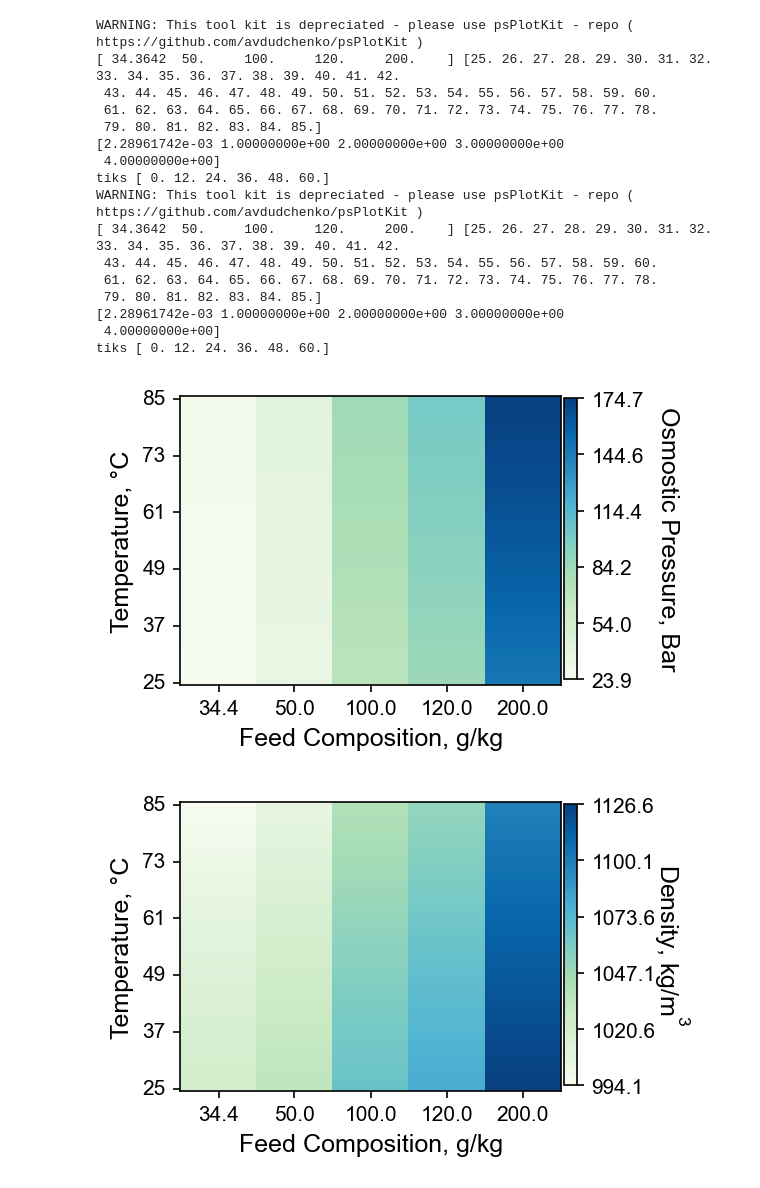
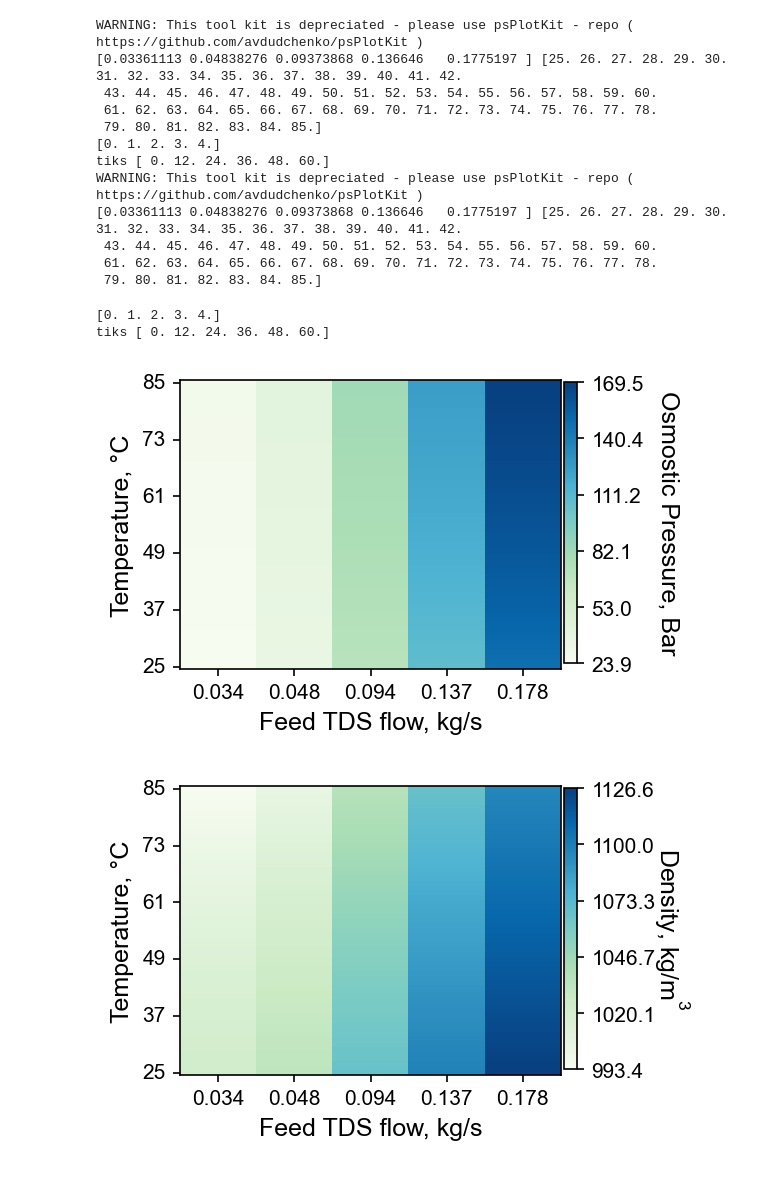
Before and after one commit to savannahsakhai/watertap, a Jupyter notebook: watertap/flowsheets/property_analysis/property_colormaps.ipynb, the cells around one changed output. Drawn from its saved outputs; the diff is of its cells as text; code cells hidden in the pictures.

Commit message:
update feed parameter sweep and plots

```diff
--- a/watertap/flowsheets/property_analysis/property_colormaps.ipynb
+++ b/watertap/flowsheets/property_analysis/property_colormaps.ipynb
@@ -36,11 +28,11 @@ for i in results_col:
     error_nacl[i] = pd.DataFrame(abs(data_property_reatoro[i] - data_property_nacl[i]) / data_property_reatoro[i]) * 100
     error_simple[i] = pd.DataFrame(abs(data_property_reatoro[i] - data_property_simple[i]) / data_property_reatoro[i]) * 100
 # %%
-xticks = ([3.436420e+04/1e3, 5.00e+04/1e3, 1.0e+05/1e3, 1.2e+05/1e3, 2.0e+05/1e3])
+xticks = ([3.361113e-02,4.838276e-02,9.373868e-02,1.366460e-01,1.775197e-01])
 yticks = np.linspace(
     min(data_property_nacl["Temperature"])- 273.15, max(data_property_nacl["Temperature"])- 273.15, 6
 )
-xticks = np.around(xticks, decimals=1)
+xticks = xticks
 yticks = np.around(yticks, decimals=0)
 # %%
 
@@ -52,7 +44,7 @@ figure = fig_generator.figureGenerator()
 figure.init_figure(width=3.5, height=2.5)
 figure.colorMaps["color_map"] = cm.get_cmap("GnBu")
 figure.plot_map(
-    xdata=data_property_reatoro["# Feed TDS"] /1000,
+    xdata=data_property_reatoro["# Feed TDS"],
     ydata=data_property_reatoro["Temperature"] - 273.15,
     zdata=data_property_reatoro["Osmotic Pressure"]/1e5,
     text=False,
@@ -64,9 +56,9 @@ figure.add_colorbar(zticks=zticks, zlabel="Osmostic Pressure, Bar")
 figure.set_axis_ticklabels(
     xticklabels=xticks,
     yticklabels=yticks,
-    xformat=1,
+    xformat=3,
     yformat=0,
-    xlabel="Feed Composition, g/kg",
+    xlabel="Feed TDS flow, kg/s",
     ylabel="Temperature, °C",
 )
 figure.save_fig(name="plot_reaktoro_osm_p")
@@ -77,45 +69,43 @@ vmax = np.max(data_property_reatoro["Density"])
 zticks = np.linspace(vmin, vmax, 6)
 figure = fig_generator.figureGenerator()
 figure.init_figure(width=3.5, height=2.5)
 figure.colorMaps["color_map"] = cm.get_cmap("GnBu")
 figure.plot_map(
-    xdata=data_property_reatoro["# Feed TDS"] /1000,
+    xdata=data_property_reatoro["# Feed TDS"],
     ydata=data_property_reatoro["Temperature"] - 273.15,
     zdata=data_property_reatoro["Density"],
     text=False,
     build_map=True,
     vmin=vmin,
     vmax=vmax,
 )
 figure.add_colorbar(zticks=zticks, zlabel="Density, kg/m$^{3}$")
 figure.set_axis_ticklabels(
     xticklabels=xticks,
     yticklabels=yticks,
-    xformat=1,
+    xformat=3,
     yformat=0,
-    xlabel="Feed Composition, g/kg",
+    xlabel="Feed TDS flow, kg/s",
     ylabel="Temperature, °C",
 )
 figure.save_fig(name="plot_reaktoro_dens")
 # %% [output]
 WARNING: This tool kit is depreciated - please use psPlotKit - repo ( https://github.com/avdudchenko/psPlotKit )
-[ 34.3642  50.     100.     120.     200.    ] [25. 26. 27. 28. 29. 30. 31. 32. 33. 34. 35. 36. 37. 38. 39. 40. 41. 42.
+[0.03361113 0.04838276 0.09373868 0.136646   0.1775197 ] [25. 26. 27. 28. 29. 30. 31. 32. 33. 34. 35. 36. 37. 38. 39. 40. 41. 42.
  43. 44. 45. 46. 47. 48. 49. 50. 51. 52. 53. 54. 55. 56. 57. 58. 59. 60.
  61. 62. 63. 64. 65. 66. 67. 68. 69. 70. 71. 72. 73. 74. 75. 76. 77. 78.
  79. 80. 81. 82. 83. 84. 85.]
-[2.28961742e-03 1.00000000e+00 2.00000000e+00 3.00000000e+00
- 4.00000000e+00]
+[0. 1. 2. 3. 4.]
 tiks [ 0. 12. 24. 36. 48. 60.]
 WARNING: This tool kit is depreciated - please use psPlotKit - repo ( https://github.com/avdudchenko/psPlotKit )
-[ 34.3642  50.     100.     120.     200.    ] [25. 26. 27. 28. 29. 30. 31. 32. 33. 34. 35. 36. 37. 38. 39. 40. 41. 42.
+[0.03361113 0.04838276 0.09373868 0.136646   0.1775197 ] [25. 26. 27. 28. 29. 30. 31. 32. 33. 34. 35. 36. 37. 38. 39. 40. 41. 42.
  43. 44. 45. 46. 47. 48. 49. 50. 51. 52. 53. 54. 55. 56. 57. 58. 59. 60.
  61. 62. 63. 64. 65. 66. 67. 68. 69. 70. 71. 72. 73. 74. 75. 76. 77. 78.
  79. 80. 81. 82. 83. 84. 85.]
-[2.28961742e-03 1.00000000e+00 2.00000000e+00 3.00000000e+00
- 4.00000000e+00]
-tiks [ 0. 12. 24. 36. 48. 60.]
+[0. 1. 2. 3. 4.]
+tiks [ 0. 12. 24. 36. 48. 60.]
-[figure, old version]
+[figure, new version]
-[figure, old version]
+[figure, new version]
 # %%
 def colormap_prop_error(data, error_data, xticks, yticks, i = "Osmotic Pressure", file_name="file"):
     vmin = np.min([np.min(error_sea[i]), np.min(error_nacl[i]), np.min(error_simple[i])])
```
Also changed, not shown: parts of 4 cells of this notebook, 29 other files.
